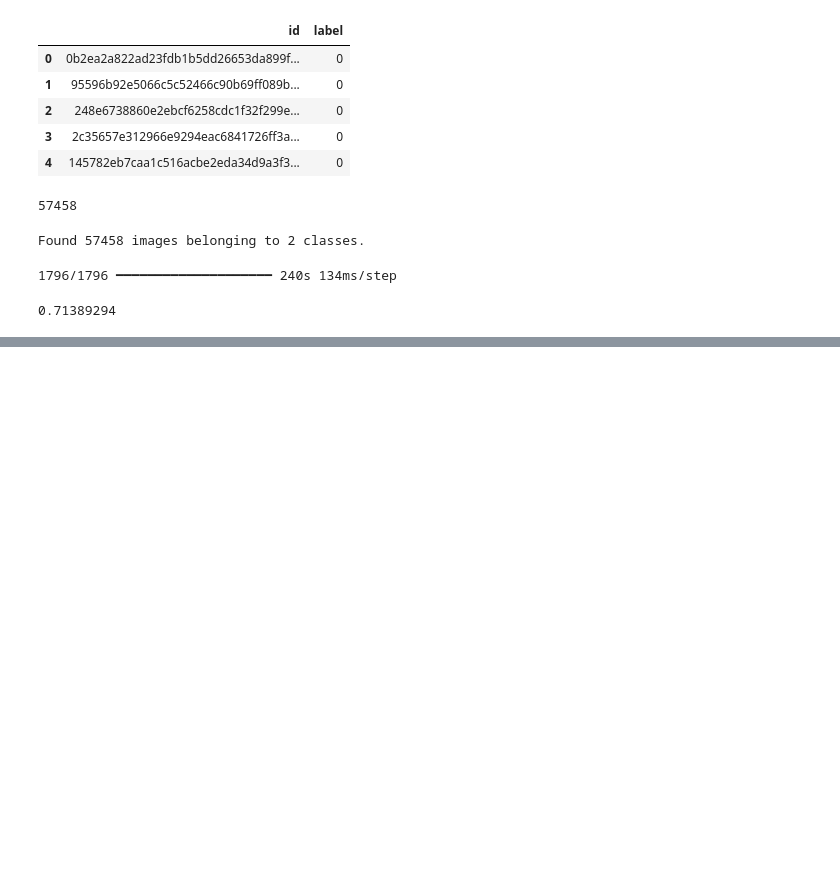
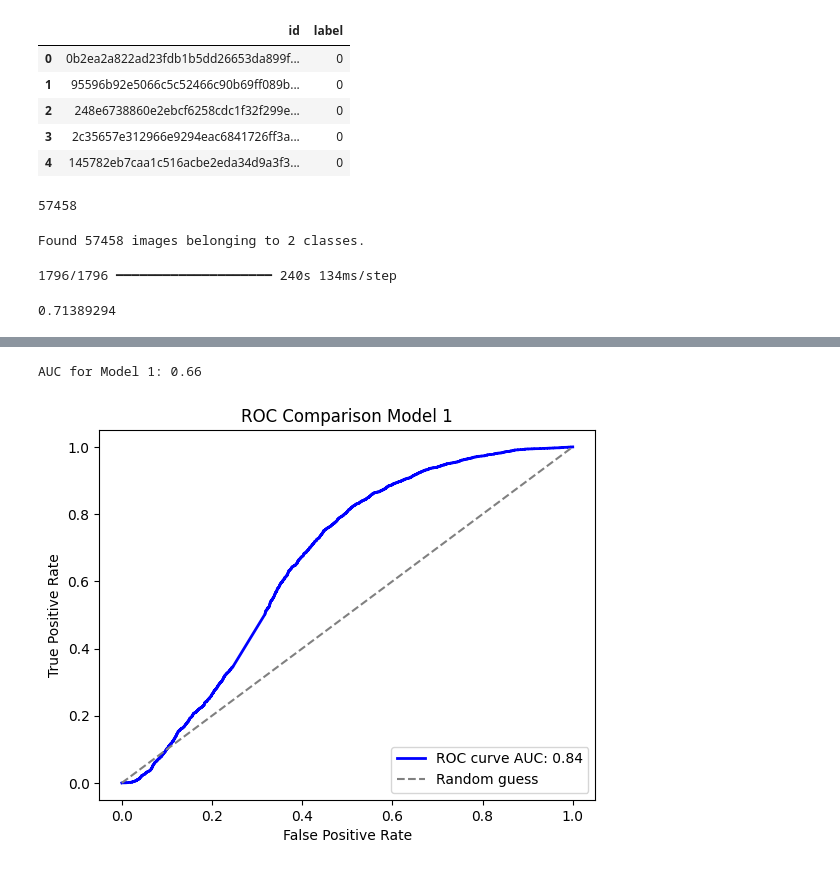
Before and after one commit to grsi7978/CSPB_3202_Competition, a Jupyter notebook: comp.ipynb, the cells around one changed output, grey strips where cells are left out. Saved outputs shown, nothing was run; the diff lists cells and outputs as text; code cells hidden in the pictures; blank space fills up the shorter version.

```diff
--- a/comp.ipynb
+++ b/comp.ipynb
@@ -607,0 +849,3 @@ operable program or batch file.
+# %%
+y_pred_5 = final_2_model.predict(validation, steps=validation.samples // validation.batch_size + 1)
+y_true = validation.classes
@@ -607,0 +854,17 @@ operable program or batch file.
+# %%
+fpr_5, tpr_5, thresholds_1 = roc_curve(y_true, y_pred_5)
+roc_auc_5 = auc(fpr_5, tpr_5)
+print(f"AUC for Model 1: {roc_auc_5:.2f}")
+# %% [output]
+AUC for Model 1: 0.66
+# %%
+plt.figure()
+plt.plot(fpr_5, tpr_5, color='blue', lw=2, label=f"ROC curve AUC: {roc_auc_1:.2f}")
+plt.plot([0,1], [0,1], color='gray', linestyle='--', label='Random guess')
+plt.xlabel("False Positive Rate")
+plt.ylabel("True Positive Rate")
+plt.title("ROC Comparison Model 1")
+plt.legend(loc='lower right')
+plt.show()
+# %% [output]
+[figure, added]
```
Also changed, not shown: parts of 31 cells of this notebook, 2 other files.
